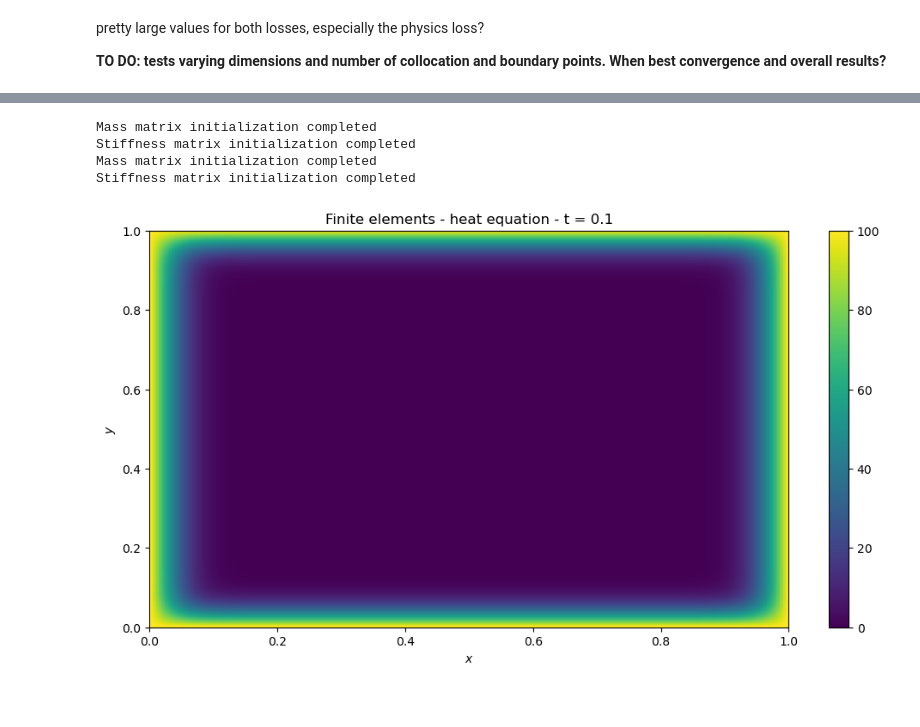
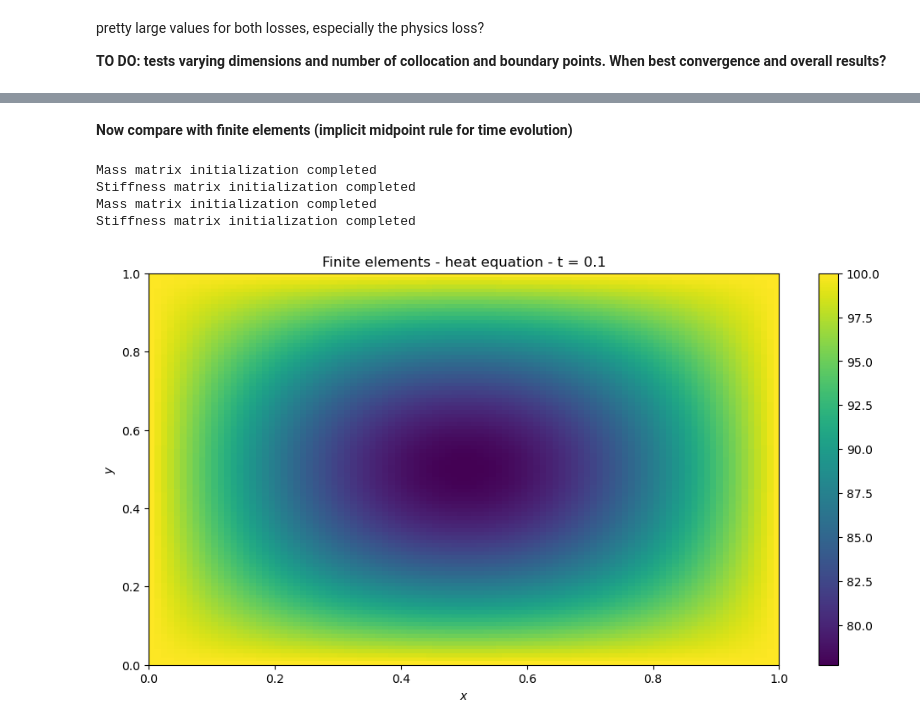
Before and after one commit to sottoviafilippo/Finite-elements-in-2d-and-PINNs, a Jupyter notebook: pinn_trials.ipynb, the cells around one changed output, grey strips where cells are left out. Cells and saved outputs as stored; diff of their text form; code cells hidden in the pictures.

```diff
--- a/pinn_trials.ipynb
+++ b/pinn_trials.ipynb
@@ -186,9 +195,11 @@ plt.show()
+# %% [markdown]
+**Now compare with finite elements (implicit midpoint rule for time evolution)**
 # %%
 # now compare with finite elements. Implicit midpoint rule (Crank-Nicolson) for time evolution
 
 
 # grid:
-Nx = Ny = 200
+Nx = Ny = 100
 x = np.linspace(0, 1, Nx)
 y = np.linspace(0, 1, Ny)
 u0 = np.zeros(Nx*Ny)
@@ -206,9 +217,9 @@ mymesh = Mesh(x, y, verbose=True)
 mymesh.build_mass_matrix()
 mymesh.build_stiffness_matrix()
 
-steps = 100
+steps = 200
 times, dt = np.linspace(0, 0.1, steps, retstep = True)
-alpha = 0.01
+alpha = 1
 
 # Build matrices once before the time loop (expensive to rebuild every step)
 mymesh.build_mass_matrix()
@@ -228,38 +239,36 @@ for j in [0, Ny - 1]:
     for i in range(1, Nx - 1):
         bc_indices.append(Ny * i + j)
 bc_indices = list(set(bc_indices))
-
 for idx in bc_indices:
     LHS[idx, :] = 0
     LHS[idx, idx] = 1
-
 LHS = LHS.tocsr()  # convert once for efficient solving
 
-# Time loop
 for t in times:
-    # Compute RHS: (M - dt*alpha/2 * S) * u
+    # fompute RHS: (M - dt*alpha/2 * S) * u
     RHS_vec = (M - (dt * alpha / 2) * S).dot(u)
 
-    # Apply boundary conditions to RHS
+    # apply boundary conditions to RHS
     for idx in bc_indices:
         RHS_vec[idx] = 100
 
-    # Solve the linear system
+    # finally, solve the linear system
     u = spsolve(LHS, RHS_vec)
 
 u = u.reshape((Nx, Ny)).transpose()
 
+# plot the results
 plt.figure(figsize=(12, 6))
 plt.imshow(u, cmap='viridis', origin='lower', aspect='auto', extent=[0, 1, 0, 1])
 plt.colorbar()
 plt.title(f'Finite elements - heat equation - t = {t_check}')
 plt.xlabel('$x$')
 plt.ylabel('$y$')
 plt.savefig('results/heat_finite_elements.png')
 plt.show()
 # %% [output]
 Mass matrix initialization completed
 Stiffness matrix initialization completed
 Mass matrix initialization completed
 Stiffness matrix initialization completed
-[figure, old version]
+[figure, new version]
```
Also changed, not shown: parts of 6 cells of this notebook.
